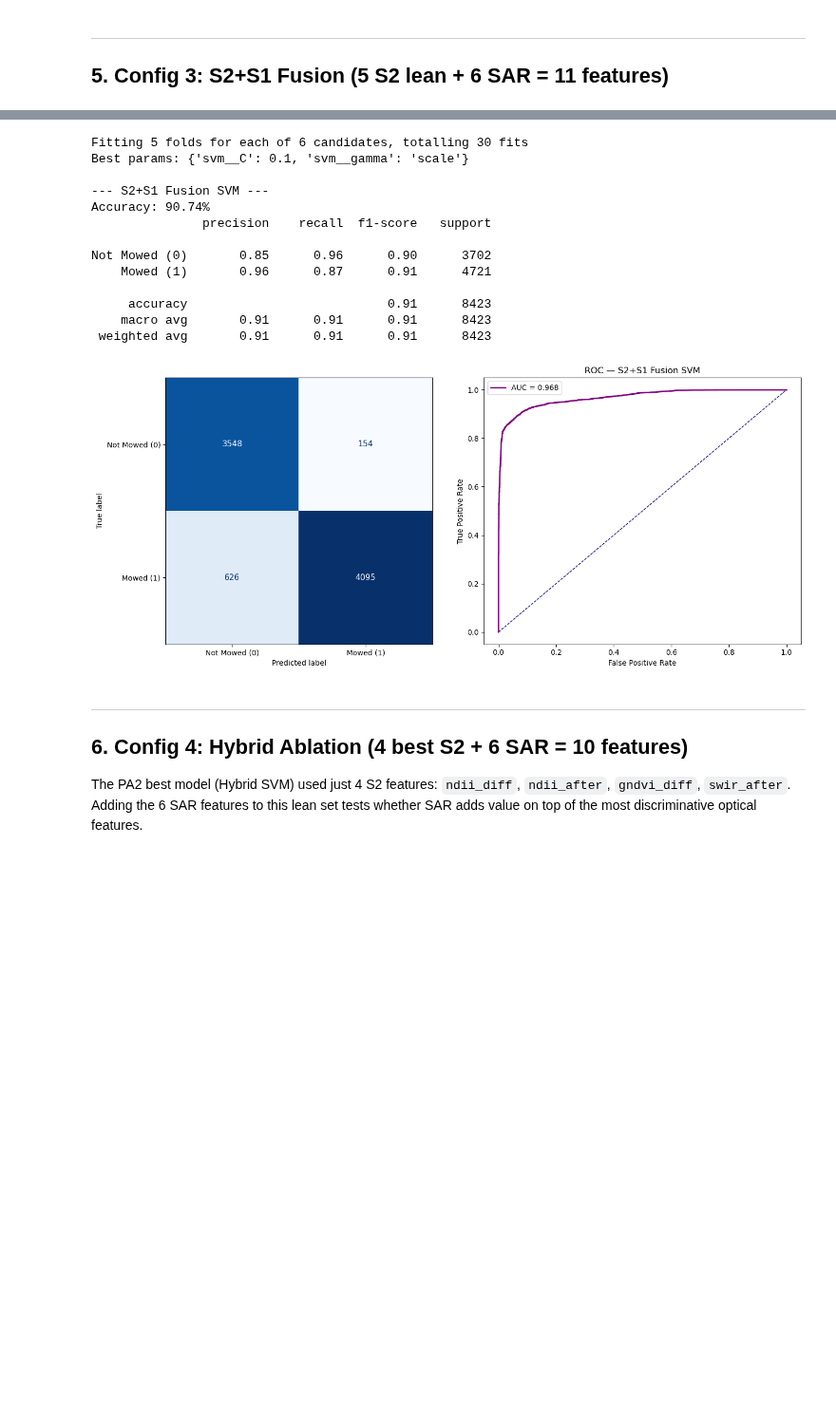
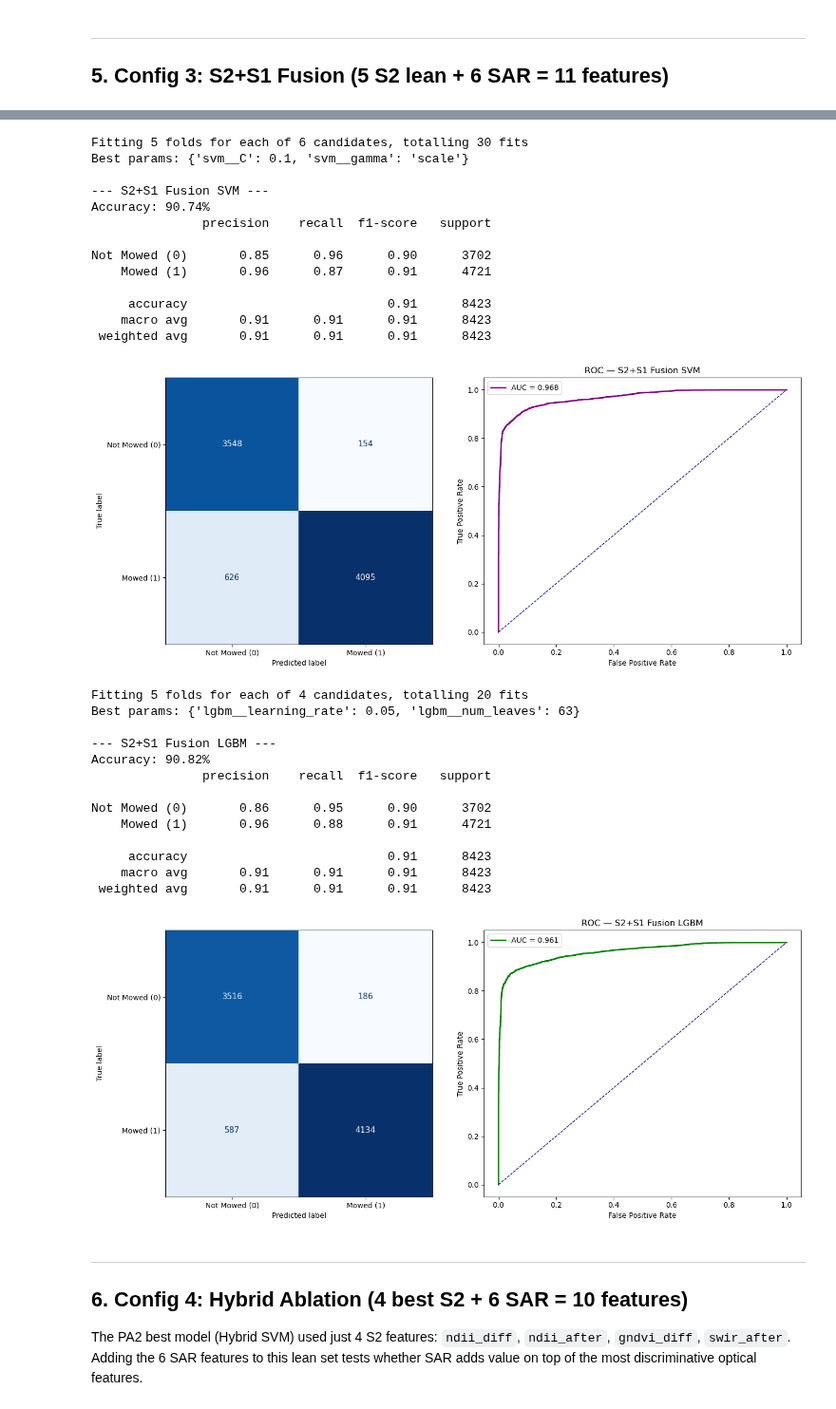
Before and after one commit to klaveflo/satellite-mowing-detection, a Jupyter notebook: notebooks/08_model_training.ipynb, the cells around one changed output, grey strips where cells are left out. Shown at 95% size. Cells and saved outputs as stored; diff of their text form; code cells hidden in the pictures; blank space fills up the shorter version.

```diff
--- a/notebooks/08_model_training.ipynb
+++ b/notebooks/08_model_training.ipynb
@@ -246,36 +282,54 @@ model_fusion_svm = train_tuned_svm(
     X_train_fusion, y_train_grd, groups_train_grd, X_test_fusion, y_test_grd,
     results_list=results_grd, model_alias='S2+S1 Fusion SVM'
 )
+model_fusion_lgbm = train_tuned_lgbm(
+    X_train_fusion, y_train_grd, groups_train_grd, X_test_fusion, y_test_grd,
+    results_list=results_grd, model_alias='S2+S1 Fusion LGBM'
+)
 # %% [output]
 === Config 3: S2+S1 Fusion (11 features, GRD-eligible events) ===
 Fitting 5 folds for each of 6 candidates, totalling 30 fits
 Best params: {'rf__max_depth': 10, 'rf__n_estimators': 100}
 
 --- S2+S1 Fusion RF ---
 Accuracy: 92.06%
                precision    recall  f1-score   support
 
 Not Mowed (0)       0.87      0.96      0.91      3702
     Mowed (1)       0.97      0.89      0.93      4721
 
      accuracy                           0.92      8423
     macro avg       0.92      0.93      0.92      8423
  weighted avg       0.93      0.92      0.92      8423
 [figure]
 Fitting 5 folds for each of 6 candidates, totalling 30 fits
 Best params: {'svm__C': 0.1, 'svm__gamma': 'scale'}
 
 --- S2+S1 Fusion SVM ---
 Accuracy: 90.74%
                precision    recall  f1-score   support
 
 Not Mowed (0)       0.85      0.96      0.90      3702
     Mowed (1)       0.96      0.87      0.91      4721
 
      accuracy                           0.91      8423
     macro avg       0.91      0.91      0.91      8423
  weighted avg       0.91      0.91      0.91      8423
 [figure]
+Fitting 5 folds for each of 4 candidates, totalling 20 fits
+Best params: {'lgbm__learning_rate': 0.05, 'lgbm__num_leaves': 63}
+
+--- S2+S1 Fusion LGBM ---
+Accuracy: 90.82%
+               precision    recall  f1-score   support
+
+Not Mowed (0)       0.86      0.95      0.90      3702
+    Mowed (1)       0.96      0.88      0.91      4721
+
+     accuracy                           0.91      8423
+    macro avg       0.91      0.91      0.91      8423
+ weighted avg       0.91      0.91      0.91      8423
+[figure, added]
 # %% [markdown]
 ---
 ## 6. Config 4: Hybrid Ablation (4 best S2 + 6 SAR = 10 features)
```
Also changed, not shown: parts of 12 cells of this notebook, 4 other files.
